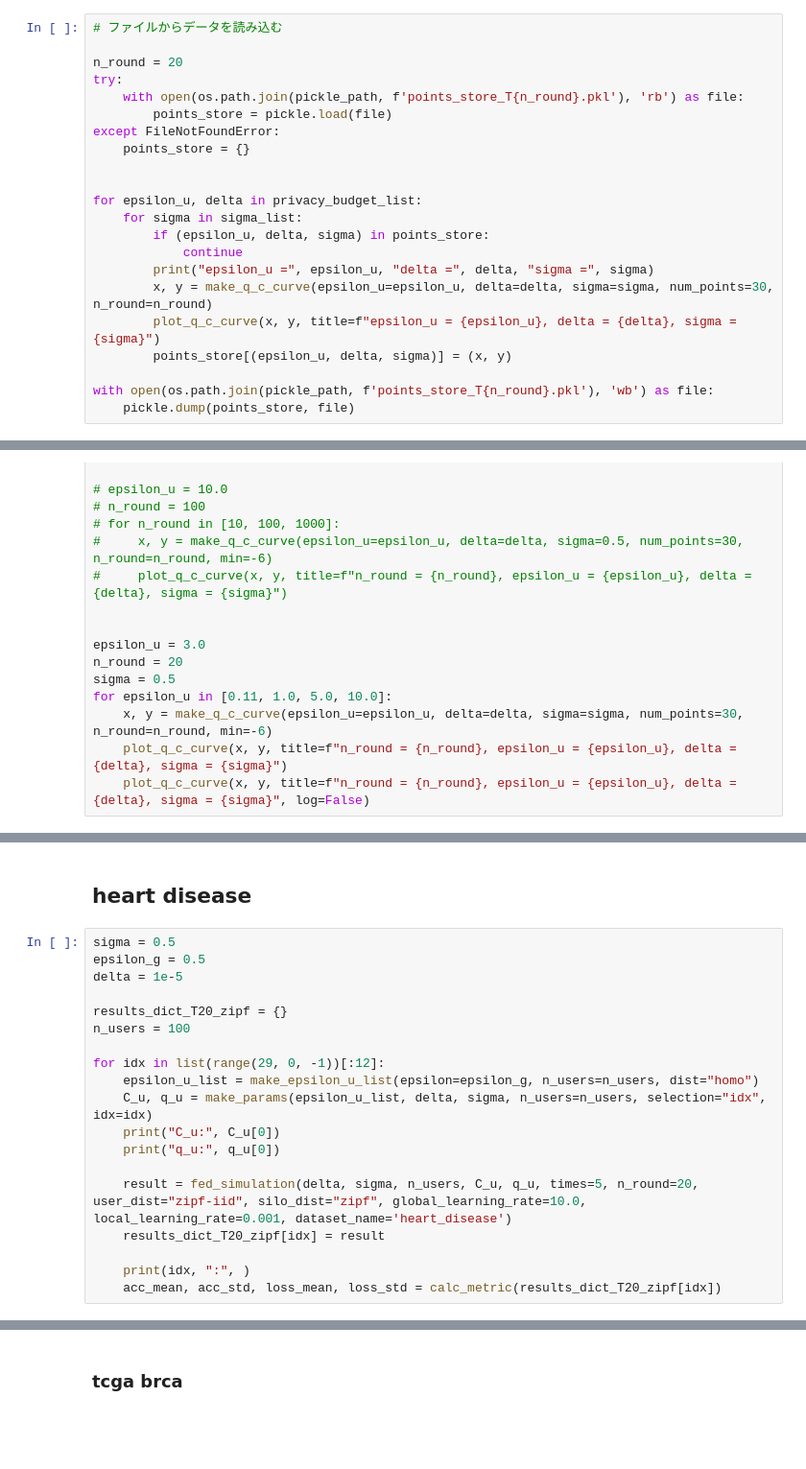
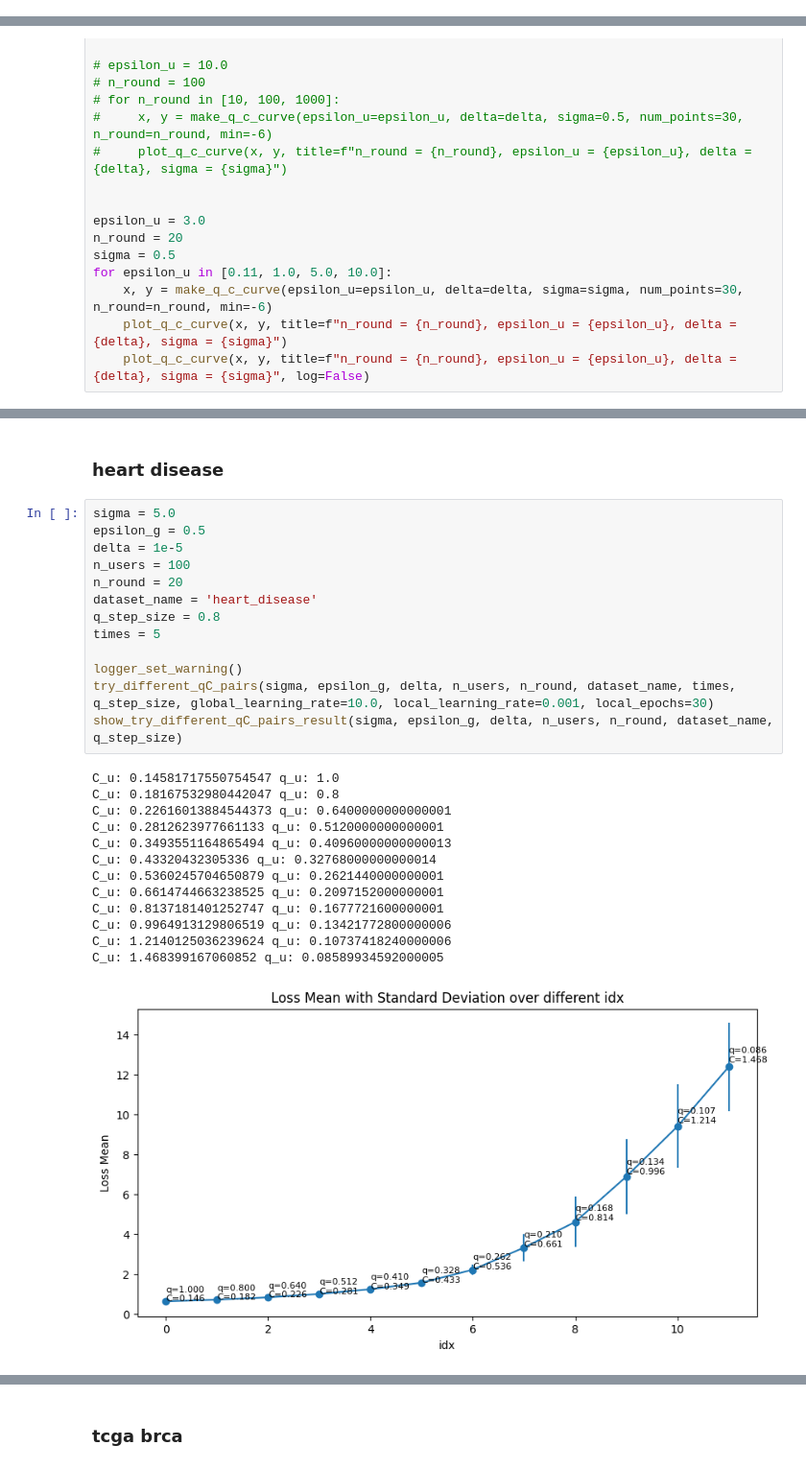
Before and after one commit to FumiyukiKato/uldp-fl, a Jupyter notebook: exp/personalized.ipynb, the cells around one changed output, grey strips where cells are left out. Shown at 96% size. Drawn from its saved outputs; the diff is of its cells as text; blank space fills up the shorter version.

Commit message:
add step size

```diff
--- a/exp/personalized.ipynb
+++ b/exp/personalized.ipynb
@@ -320,25 +324,3 @@ sigma_list = [0.5, 1.0]
-# %%
-# ファイルからデータを読み込む
-
-n_round = 20
-try:
-    with open(os.path.join(pickle_path, f'points_store_T{n_round}.pkl'), 'rb') as file:
-        points_store = pickle.load(file)
-except FileNotFoundError:
-    points_store = {}
-
-
-for epsilon_u, delta in privacy_budget_list:
-    for sigma in sigma_list:
-        if (epsilon_u, delta, sigma) in points_store:
-            continue
-        print("epsilon_u =", epsilon_u, "delta =", delta, "sigma =", sigma)
-        x, y = make_q_c_curve(epsilon_u=epsilon_u, delta=delta, sigma=sigma, num_points=30, n_round=n_round)
-        plot_q_c_curve(x, y, title=f"epsilon_u = {epsilon_u}, delta = {delta}, sigma = {sigma}")
-        points_store[(epsilon_u, delta, sigma)] = (x, y)
-
-with open(os.path.join(pickle_path, f'points_store_T{n_round}.pkl'), 'wb') as file:
-    pickle.dump(points_store, file)
 # %% [markdown]
 ### Plotting the pairs
 # %%
@@ -380,21 +412,29 @@ for epsilon_u in [0.11, 1.0, 5.0, 10.0]:
 # %% [markdown]
-## heart disease
+### heart disease
-# %%
-sigma = 0.5
-epsilon_g = 0.5
-delta = 1e-5
-
-results_dict_T20_zipf = {}
-n_users = 100
-
-for idx in list(range(29, 0, -1))[:12]:
-    epsilon_u_list = make_epsilon_u_list(epsilon=epsilon_g, n_users=n_users, dist="homo")
-    C_u, q_u = make_params(epsilon_u_list, delta, sigma, n_users=n_users, selection="idx", idx=idx)
-    print("C_u:", C_u[0])
-    print("q_u:", q_u[0])
-
-    result = fed_simulation(delta, sigma, n_users, C_u, q_u, times=5, n_round=20, user_dist="zipf-iid", silo_dist="zipf", global_learning_rate=10.0, local_learning_rate=0.001, dataset_name='heart_disease')
-    results_dict_T20_zipf[idx] = result
-
-    print(idx, ":", )
-    acc_mean, acc_std, loss_mean, loss_std = calc_metric(results_dict_T20_zipf[idx])
+# %%
+sigma = 5.0
+epsilon_g = 0.5
+delta = 1e-5
+n_users = 100
+n_round = 20
+dataset_name = 'heart_disease'
+q_step_size = 0.8
+times = 5
+
+logger_set_warning()
+try_different_qC_pairs(sigma, epsilon_g, delta, n_users, n_round, dataset_name, times, q_step_size, global_learning_rate=10.0, local_learning_rate=0.001, local_epochs=30)
+show_try_different_qC_pairs_result(sigma, epsilon_g, delta, n_users, n_round, dataset_name, q_step_size)
+# %% [output]
+C_u: 0.14581717550754547 q_u: 1.0
+C_u: 0.18167532980442047 q_u: 0.8
+C_u: 0.22616013884544373 q_u: 0.6400000000000001
+C_u: 0.2812623977661133 q_u: 0.5120000000000001
+C_u: 0.3493551164865494 q_u: 0.40960000000000013
+C_u: 0.43320432305336 q_u: 0.32768000000000014
+C_u: 0.5360245704650879 q_u: 0.2621440000000001
+C_u: 0.6614744663238525 q_u: 0.2097152000000001
+C_u: 0.8137181401252747 q_u: 0.1677721600000001
+C_u: 0.9964913129806519 q_u: 0.13421772800000006
+C_u: 1.2140125036239624 q_u: 0.10737418240000006
+C_u: 1.468399167060852 q_u: 0.08589934592000005
+[figure, added]
```
Also changed, not shown: parts of 44 cells of this notebook, 4 other files.
